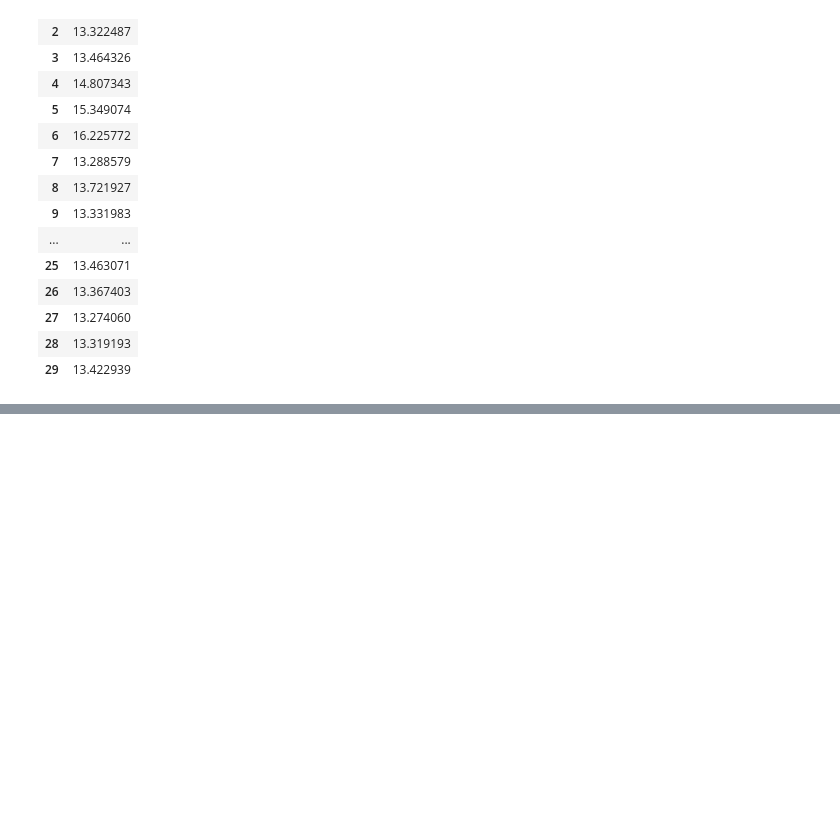
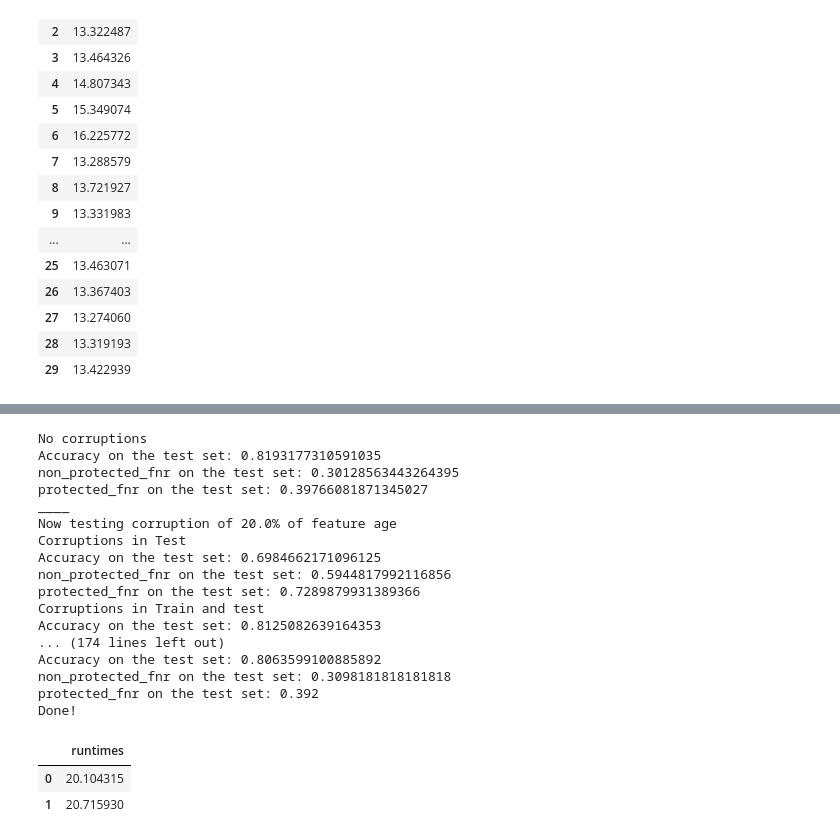
Before and after one commit to stefan-grafberger/deem22-what-if-experiments, a Jupyter notebook: whatif/example_pipelines/corruption_experiments.ipynb, the cells around one changed output, grey strips where cells are left out. Saved outputs shown, nothing was run; the diff lists cells and outputs as text; code cells hidden in the pictures; blank space fills up the shorter version.

```diff
--- a/whatif/example_pipelines/corruption_experiments.ipynb
+++ b/whatif/example_pipelines/corruption_experiments.ipynb
@@ -161,0 +205,28 @@ Done!
+# %%
+credit_corruption_naive_exec_times = measure_credit_corruption_naive_exec_time(debug=True,
+                                                                               corruption_percentages=[0.2, 0.5, 0.9],
+                                                                               corrupt_features=["age", "workclass", "education"],
+                                                                               repeats=2)
+save_to_csv(credit_corruption_naive_exec_times, "credit_corruption_naive_exec_times")
+credit_corruption_naive_exec_times
+# %% [output]
+No corruptions
+Accuracy on the test set: 0.8193177310591035
+non_protected_fnr on the test set: 0.30128563443264395
+protected_fnr on the test set: 0.39766081871345027
+____
+Now testing corruption of 20.0% of feature age
+Corruptions in Test
+Accuracy on the test set: 0.6984662171096125
+non_protected_fnr on the test set: 0.5944817992116856
+protected_fnr on the test set: 0.7289879931389366
+Corruptions in Train and test
+Accuracy on the test set: 0.8125082639164353
+... (174 lines left out)
+Accuracy on the test set: 0.8063599100885892
+non_protected_fnr on the test set: 0.3098181818181818
+protected_fnr on the test set: 0.392
+Done!
+|  | runtimes |
+| 0 | 20.104315 |
+| 1 | 20.715930 |
```
Also changed, not shown: parts of 2 cells of this notebook, 3 other files.
